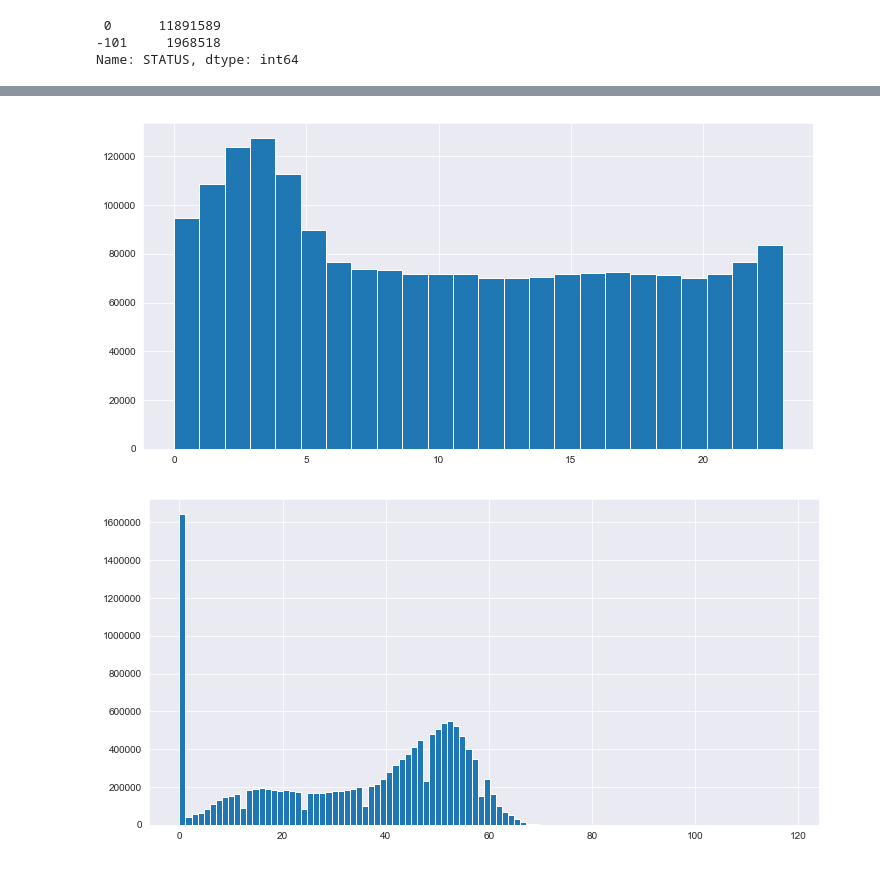
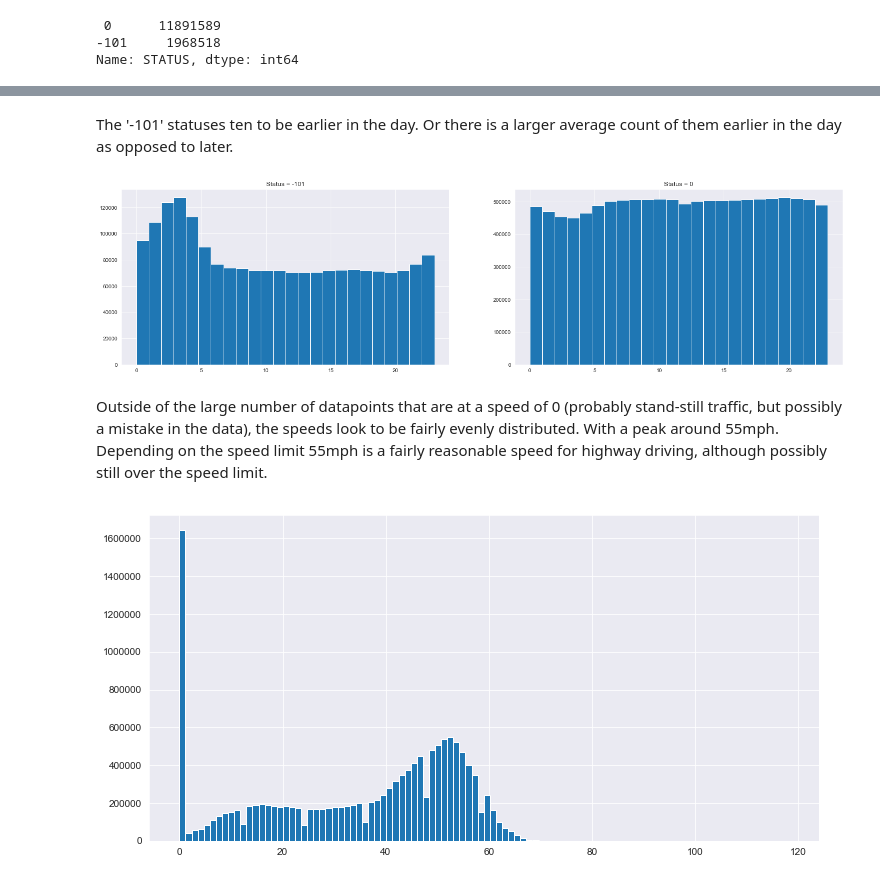
Before and after one commit to tcbriggs981/NYC-Traffic-Model, a Jupyter notebook: 01 Preprocessing.ipynb, the cells around one changed output, grey strips where cells are left out. Cells and saved outputs as stored; diff of their text form; code cells hidden in the pictures.

```diff
--- a/01 Preprocessing.ipynb
+++ b/01 Preprocessing.ipynb
@@ -78,3 +92,4 @@ traffic['dayofweek'] = traffic['DATA_AS_OF'].dt.dayofweek
 traffic['RecordedAtTime'] = traffic['DATA_AS_OF'].dt.time
 traffic['hour'] = traffic['DATA_AS_OF'].dt.hour
 traffic['minute'] = traffic['DATA_AS_OF'].dt.minute
+traffic['DATA_AS_OF'] = pd.DatetimeIndex(traffic ['DATA_AS_OF'])
@@ -149,12 +150,21 @@ traffic_18.describe()
 | 50% | 3.240000e+02 | 4.101000e+01 | 1.290000e+02 | 0.000000e+00 | 4.616235e+06 | 4.616235e+06 | 2018.0 | 7.000000e+00 | 3.000000e+00 | 1.100000e+01 | ... |
 | 75% | 3.990000e+02 | 5.095000e+01 | 2.340000e+02 | 0.000000e+00 | 4.616332e+06 | 4.616332e+06 | 2018.0 | 1.000000e+01 | 5.000000e+00 | 1.800000e+01 | ... |
 | max | 4.530000e+02 | 1.180600e+02 | 1.023000e+04 | 0.000000e+00 | 4.763657e+06 | 4.763657e+06 | 2018.0 | 1.200000e+01 | 6.000000e+00 | 2.300000e+01 | ... |
+# %% [markdown]
+The '-101' statuses ten to be earlier in the day. Or there is a larger average count of them earlier in the day as opposed to later.
 # %%
-plt.figure(figsize=(12,6))
+plt.figure(figsize=(24,6))
+plt.subplot(1,2,1)
 plt.hist(traffic_18['hour'].loc[traffic_18['STATUS']==-101], bins=24)
+plt.title('Status = -101')
+plt.subplot(1,2,2)
+plt.hist(traffic_18['hour'].loc[traffic_18['STATUS']==0], bins=24)
+plt.title('Status = 0')
 plt.show()
 # %% [output]
-[figure, old version]
+[figure, new version]
+# %% [markdown]
+Outside of the large number of datapoints that are at a speed of 0 (probably stand-still traffic, but possibly a mistake in the data), the speeds look to be fairly evenly distributed. With a peak around 55mph. Depending on the speed limit 55mph is a fairly reasonable speed for highway driving, although possibly still over the speed limit.
 # %%
 plt.figure(figsize=(12,6))
 plt.hist(traffic_18['SPEED'], bins=100)
```
Also changed, not shown: parts of 84 cells of this notebook, 3 other files.
